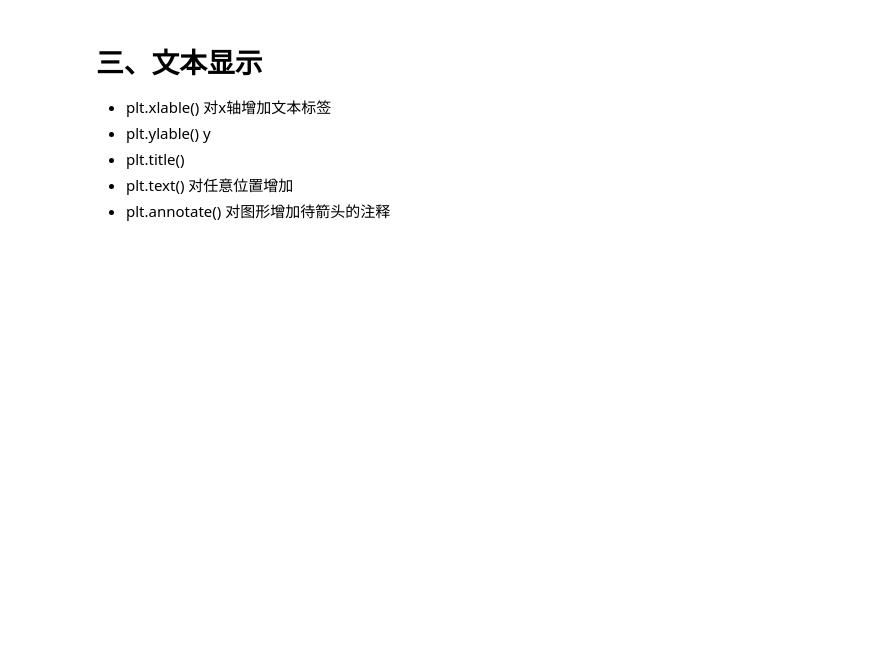
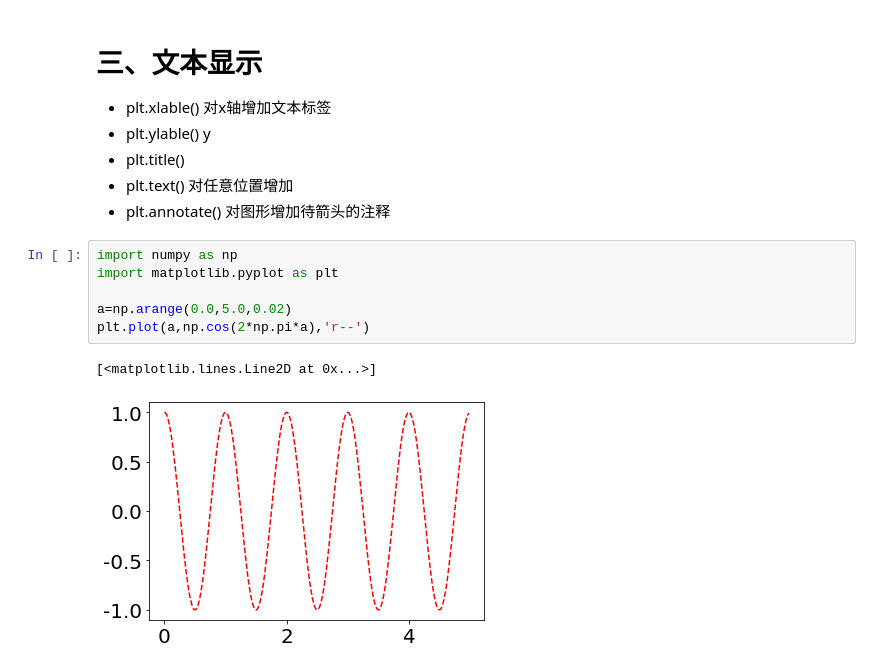
Before and after one commit to waynewjp/data_learn, a Jupyter notebook: matprolib库学习.ipynb, the cells around one changed output. Drawn from its saved outputs; the diff is of its cells as text; blank space fills up the shorter version.

```diff
--- a/matprolib库学习.ipynb
+++ b/matprolib库学习.ipynb
@@ -68,3 +68,12 @@ plt.show()
 * plt.title()
 * plt.text()    对任意位置增加
 * plt.annotate()  对图形增加待箭头的注释
+# %%
+import numpy as np
+import matplotlib.pyplot as plt
+
+a=np.arange(0.0,5.0,0.02)
+plt.plot(a,np.cos(2*np.pi*a),'r--')
+# %% [output]
+[<matplotlib.lines.Line2D at 0x...>]
+[figure, added]
```
Also changed, not shown: parts of 3 cells of this notebook, 1 other file.
